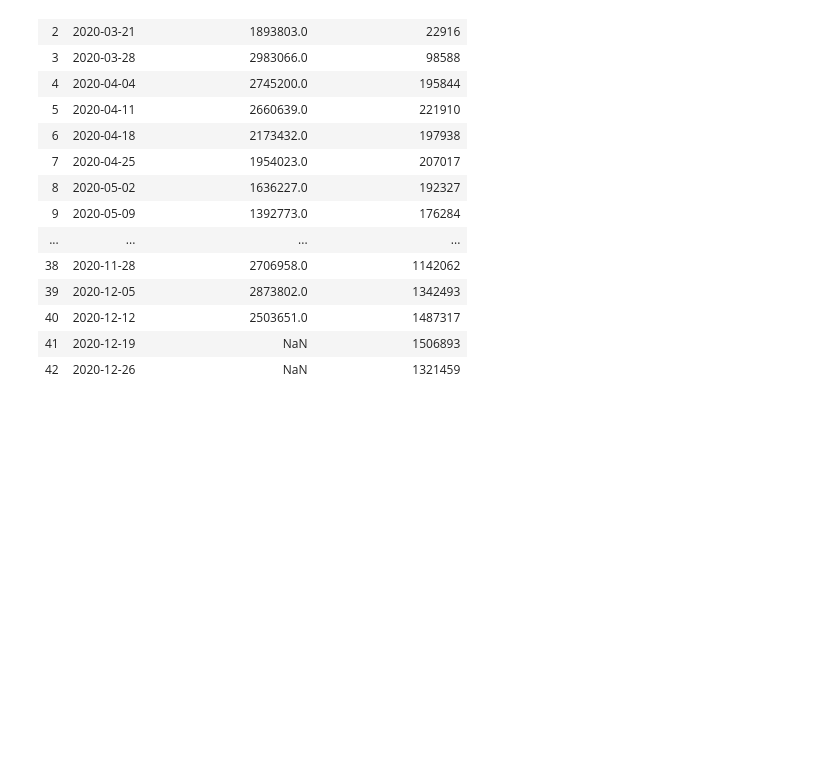
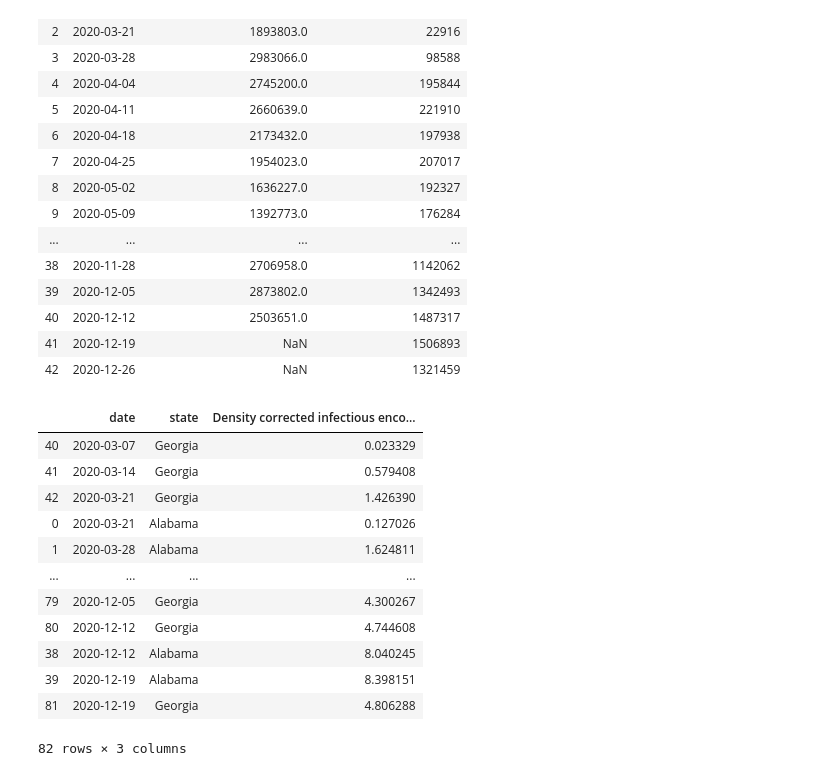
Before and after one commit to robbdunlap/covid_app, a Jupyter notebook: Untitled.ipynb, the cells around one changed output. Saved outputs shown, nothing was run; the diff lists cells and outputs as text; code cells hidden in the pictures; blank space fills up the shorter version.

Commit message:
Added encounters with infectious people graph

```diff
--- a/Untitled.ipynb
+++ b/Untitled.ipynb
@@ -88,3 +88,30 @@ total_weekly_us_cases
 | 40 | 2020-12-12 | 2503651.0 | 1487317 |
 | 41 | 2020-12-19 | NaN | 1506893 |
 | 42 | 2020-12-26 | NaN | 1321459 |
+# %%
+df_exposure_data = weekly_est_cases_deaths[['date', 'state', 'weekly_exposures', 'density_cor_exposure','enc_w_inf']].copy()
+# %%
+state_1_selected = 'Alabama'
+state_2_selected = 'Georgia'
+# %%
+df_corr_exposure_data_sel_states = df_exposure_data[(df_exposure_data['state'] == state_1_selected) | (df_exposure_data['state'] == state_2_selected)].copy()
+df_corr_exposure_data_sel_states.dropna(inplace=True)
+df_corr_exposure_data_sel_states_melt = pd.melt(df_corr_exposure_data_sel_states, id_vars=['date','state'], value_vars = ['enc_w_inf']).sort_values(by=['date'])
+df_corr_exposure_data_sel_states_melt.drop('variable', axis=1, inplace=True)
+df_corr_exposure_data_sel_states_melt = df_corr_exposure_data_sel_states_melt.rename(columns={'value':'Density corrected infectious encounters per week'})
+
+df_corr_exposure_data_sel_states_melt
+# %% [output]
+|  | date | state | Density corrected infectious enco... |
+| 40 | 2020-03-07 | Georgia | 0.023329 |
+| 41 | 2020-03-14 | Georgia | 0.579408 |
+| 42 | 2020-03-21 | Georgia | 1.426390 |
+| 0 | 2020-03-21 | Alabama | 0.127026 |
+| 1 | 2020-03-28 | Alabama | 1.624811 |
+| ... | ... | ... | ... |
+| 79 | 2020-12-05 | Georgia | 4.300267 |
+| 80 | 2020-12-12 | Georgia | 4.744608 |
+| 38 | 2020-12-12 | Alabama | 8.040245 |
+| 39 | 2020-12-19 | Alabama | 8.398151 |
+| 81 | 2020-12-19 | Georgia | 4.806288 |
+82 rows × 3 columns
```
Also changed, not shown: parts of 1 cell of this notebook, 1 other file.
